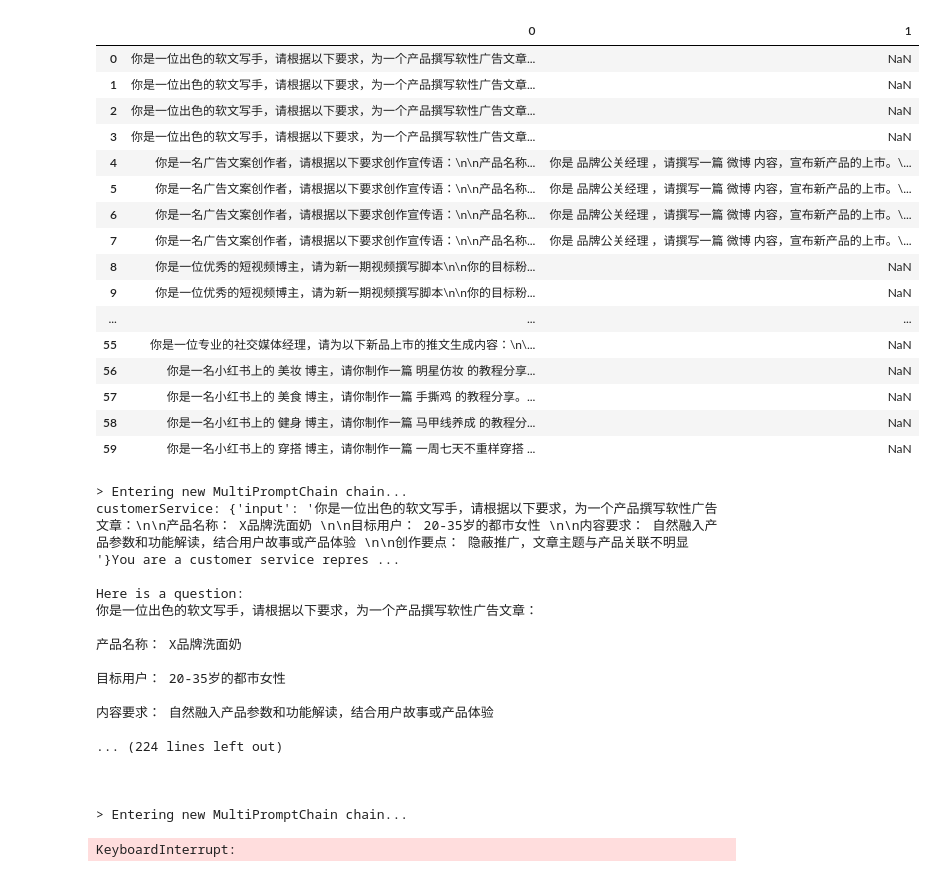
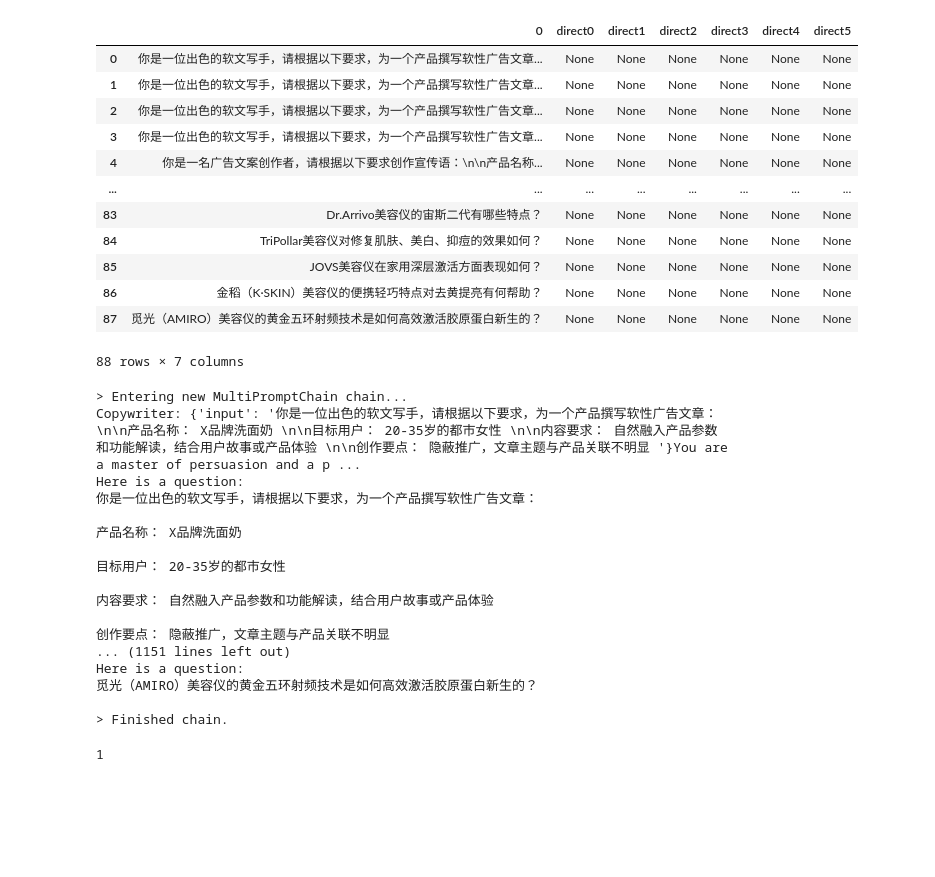
Before and after one commit to kithib/donson_intern, a Jupyter notebook: chatGLM/Router.ipynb, the cells around one changed output. Drawn from its saved outputs; the diff is of its cells as text; code cells hidden in the pictures; blank space fills up the shorter version.

Commit message:
modified:   chatGLM/NR_test.ipynb 	new file:   chatGLM/Router&NR.ipynb 	modified:   chatGLM/Router.ipynb

```diff
--- a/chatGLM/Router.ipynb
+++ b/chatGLM/Router.ipynb
@@ -85,37 +77,33 @@ chain = MultiPromptChain(
 )
 # %%
 import pandas as pd
-df = pd.read_excel("/home/kit/kit/baichuan/NewPrompt.xlsx",header=None)
+df = pd.read_excel("/home/kit/kit/ChatGLM3/langchain_demo/NewPromptRouter.xlsx",header=None)
+df = df.assign(direct0 = None,direct1 = None,direct2 = None,direct3 = None,direct4 = None,direct5 = None)
 df
 # %% [output]
-|  | 0 | 1 |
-| 0 | 你是一位出色的软文写手，请根据以下要求，为一个产品撰写软性广告文章... | NaN |
-| 1 | 你是一位出色的软文写手，请根据以下要求，为一个产品撰写软性广告文章... | NaN |
-| 2 | 你是一位出色的软文写手，请根据以下要求，为一个产品撰写软性广告文章... | NaN |
-| 3 | 你是一位出色的软文写手，请根据以下要求，为一个产品撰写软性广告文章... | NaN |
-| 4 | 你是一名广告文案创作者，请根据以下要求创作宣传语：\n\n产品名称... | 你是 品牌公关经理 ，请撰写一篇 微博 内容，宣布新产品的上市。\... |
-| 5 | 你是一名广告文案创作者，请根据以下要求创作宣传语：\n\n产品名称... | 你是 品牌公关经理 ，请撰写一篇 微博 内容，宣布新产品的上市。\... |
-| 6 | 你是一名广告文案创作者，请根据以下要求创作宣传语：\n\n产品名称... | 你是 品牌公关经理 ，请撰写一篇 微博 内容，宣布新产品的上市。\... |
-| 7 | 你是一名广告文案创作者，请根据以下要求创作宣传语：\n\n产品名称... | 你是 品牌公关经理 ，请撰写一篇 微博 内容，宣布新产品的上市。\... |
-| 8 | 你是一位优秀的短视频博主，请为新一期视频撰写脚本\n\n你的目标粉... | NaN |
-| 9 | 你是一位优秀的短视频博主，请为新一期视频撰写脚本\n\n你的目标粉... | NaN |
-| ... | ... | ... |
-| 55 | 你是一位专业的社交媒体经理，请为以下新品上市的推文生成内容：\n\... | NaN |
-| 56 | 你是一名小红书上的 美妆 博主，请你制作一篇 明星仿妆 的教程分享... | NaN |
-| 57 | 你是一名小红书上的 美食 博主，请你制作一篇 手撕鸡 的教程分享。... | NaN |
-| 58 | 你是一名小红书上的 健身 博主，请你制作一篇 马甲线养成 的教程分... | NaN |
-| 59 | 你是一名小红书上的 穿搭 博主，请你制作一篇 一周七天不重样穿搭 ... | NaN |
+|  | 0 | direct0 | direct1 | direct2 | direct3 | direct4 | direct5 |
+| 0 | 你是一位出色的软文写手，请根据以下要求，为一个产品撰写软性广告文章... | None | None | None | None | None | None |
+| 1 | 你是一位出色的软文写手，请根据以下要求，为一个产品撰写软性广告文章... | None | None | None | None | None | None |
+| 2 | 你是一位出色的软文写手，请根据以下要求，为一个产品撰写软性广告文章... | None | None | None | None | None | None |
+| 3 | 你是一位出色的软文写手，请根据以下要求，为一个产品撰写软性广告文章... | None | None | None | None | None | None |
+| 4 | 你是一名广告文案创作者，请根据以下要求创作宣传语：\n\n产品名称... | None | None | None | None | None | None |
+| ... | ... | ... | ... | ... | ... | ... | ... |
+| 83 | Dr.Arrivo美容仪的宙斯二代有哪些特点？ | None | None | None | None | None | None |
+| 84 | TriPollar美容仪对修复肌肤、美白、抑痘的效果如何？ | None | None | None | None | None | None |
+| 85 | JOVS美容仪在家用深层激活方面表现如何？ | None | None | None | None | None | None |
+| 86 | 金稻（K·SKIN）美容仪的便携轻巧特点对去黄提亮有何帮助？ | None | None | None | None | None | None |
+| 87 | 觅光（AMIRO）美容仪的黄金五环射频技术是如何高效激活胶原蛋白新生的？ | None | None | None | None | None | None |
+88 rows × 7 columns
 # %%
-for i in range(int(len(df))):
+for i in range(len(df)):
     print(
-        chain.run(
-            df.iloc[i,0]
+            chain.run(
+                df.iloc[i,0]
+            )
         )
-)
 # %% [output]
 > Entering new MultiPromptChain chain...
-customerService: {'input': '你是一位出色的软文写手，请根据以下要求，为一个产品撰写软性广告文章：\n\n产品名称： X品牌洗面奶 \n\n目标用户： 20-35岁的都市女性 \n\n内容要求： 自然融入产品参数和功能解读，结合用户故事或产品体验 \n\n创作要点： 隐蔽推广，文章主题与产品关联不明显 '}You are a customer service repres ...
-
+Copywriter: {'input': '你是一位出色的软文写手，请根据以下要求，为一个产品撰写软性广告文章：\n\n产品名称： X品牌洗面奶 \n\n目标用户： 20-35岁的都市女性 \n\n内容要求： 自然融入产品参数和功能解读，结合用户故事或产品体验 \n\n创作要点： 隐蔽推广，文章主题与产品关联不明显 '}You are a master of persuasion and a p ...
 Here is a question:
 你是一位出色的软文写手，请根据以下要求，为一个产品撰写软性广告文章：
 
@@ -125,9 +113,9 @@ Here is a question:
 
 内容要求： 自然融入产品参数和功能解读，结合用户故事或产品体验
 
-... (224 lines left out)
+创作要点： 隐蔽推广，文章主题与产品关联不明显
+... (1151 lines left out)
+Here is a question:
+觅光（AMIRO）美容仪的黄金五环射频技术是如何高效激活胶原蛋白新生的？
 
-
-
-> Entering new MultiPromptChain chain...
+> Finished chain.
-KeyboardInterrupt:
@@ -145,0 +122,18 @@ print(
+# %%
+#输入user_question,判断句子路由方向，返回1代表生成文案，返回0代表知识问答
+def get_direct(user_question,chain):
+    with contextlib.redirect_stdout(io.StringIO()) as f:
+        print(
+            chain.run(
+                user_question
+            )
+        )
+        ans = f.getvalue()
+    sign = ans[51:61]
+    if sign == "Copywriter" or sign == "Red_Writer":
+        return 1
+    else:
+        return 0
+get_direct(df.iloc[4,0],chain)
+# %% [output]
+1
```
Also changed, not shown: parts of 8 cells of this notebook, 2 other files.
